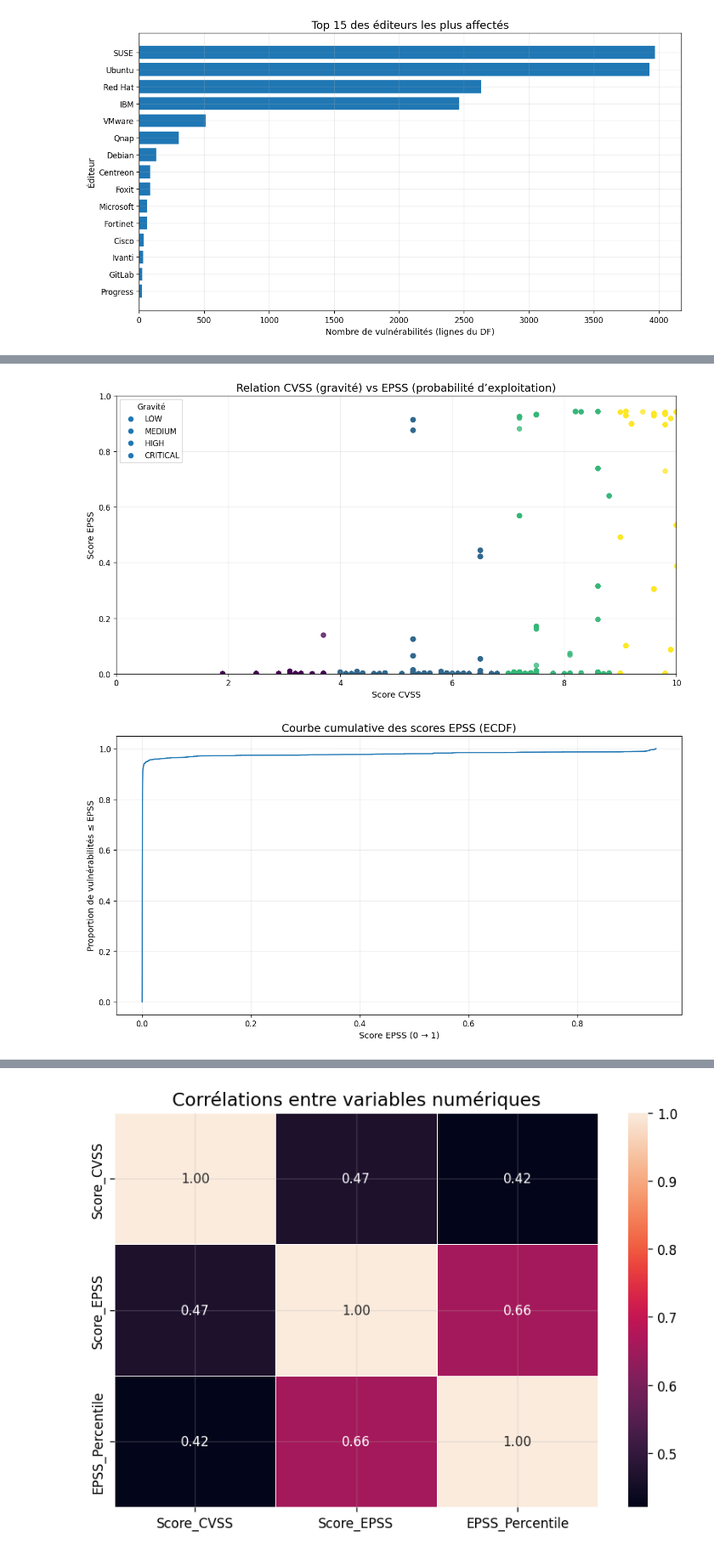
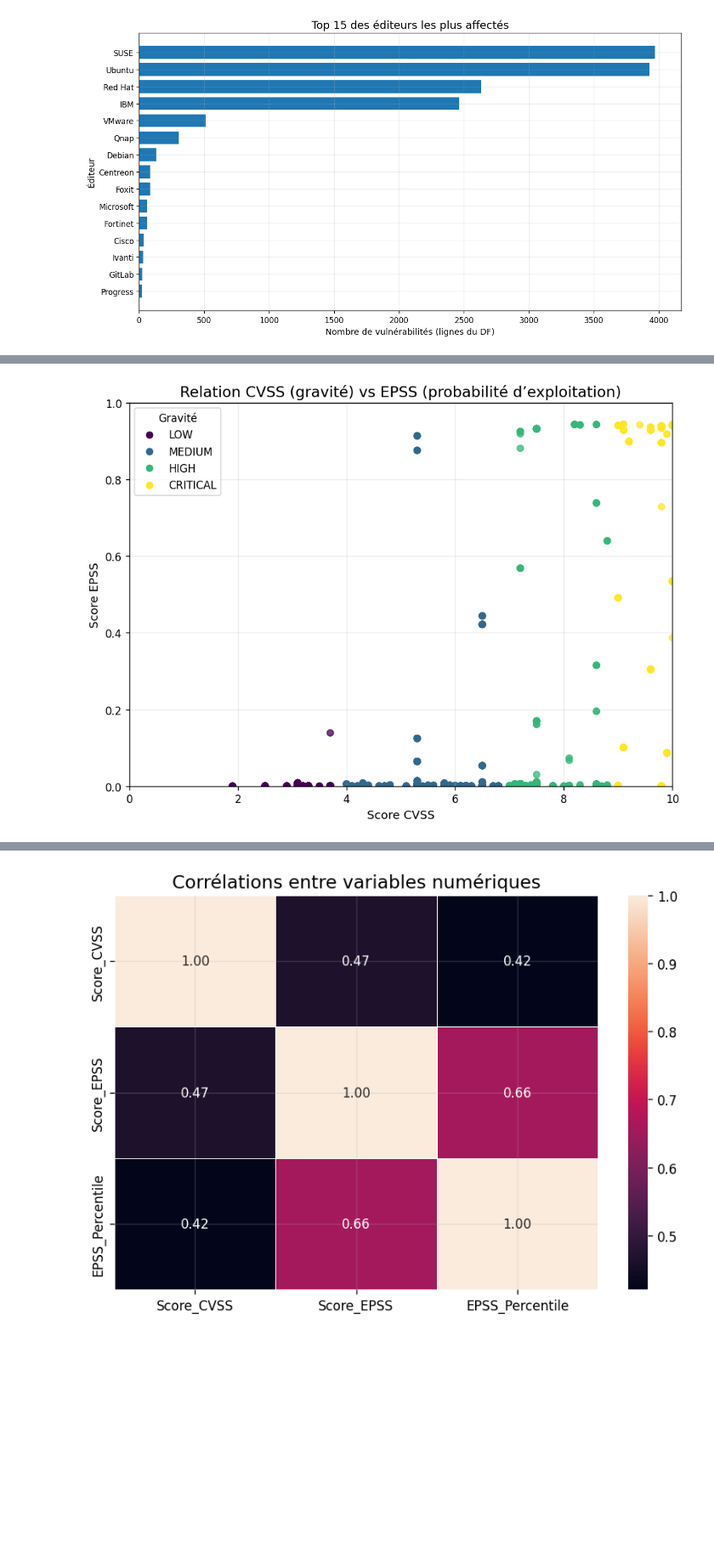
Before and after one commit to robinmorelon/projet_cyber_ESILV, a Jupyter notebook: notebook/visualisation.ipynb, the cells around one changed output, grey strips where cells are left out. Shown at 85% size. Cells and saved outputs as stored; diff of their text form; code cells hidden in the pictures; blank space fills up the shorter version.

```diff
--- a/notebook/visualisation.ipynb
+++ b/notebook/visualisation.ipynb
@@ -141,44 +222,43 @@ plt.show()
 # %%
 tmp = df[["Score_CVSS", "Score_EPSS", "Gravite_CVSS"]].dropna()
 
-# mapping gravité -> code couleur (matplotlib choisit la palette automatiquement)
 order = ["LOW", "MEDIUM", "HIGH", "CRITICAL"]
 tmp["Gravite_CVSS"] = tmp["Gravite_CVSS"].astype(str).str.upper()
 
-code = tmp["Gravite_CVSS"].map({k:i for i,k in enumerate(order)}).fillna(len(order)).astype(int)
+code = tmp["Gravite_CVSS"].map({k: i for i, k in enumerate(order)}).astype(int)
 
-plt.figure()
-sc = plt.scatter(tmp["Score_CVSS"], tmp["Score_EPSS"], c=code, alpha=0.75)
+# Nouvelle API Matplotlib
+cmap = plt.colormaps["viridis"].resampled(len(order))
+
+plt.figure(figsize=(8, 6), dpi=120)
+plt.scatter(
+    tmp["Score_CVSS"],
+    tmp["Score_EPSS"],
+    c=code,
+    cmap=cmap,
+    alpha=0.75
+)
 
 plt.title("Relation CVSS (gravité) vs EPSS (probabilité d’exploitation)")
 plt.xlabel("Score CVSS")
 plt.ylabel("Score EPSS")
 plt.xlim(0, 10)
 plt.ylim(0, 1)
 
-# légende manuelle
-handles = []
-labels = []
-for k in order:
-    if k in tmp["Gravite_CVSS"].values:
-        labels.append(k)
-        handles.append(plt.Line2D([0],[0], marker='o', linestyle='', label=k))
-plt.legend(handles=handles, title="Gravité", loc="best")
+handles = [
+    plt.Line2D(
+        [0], [0],
+        marker='o',
+        linestyle='',
+        color=cmap(i),
+        label=k
+    )
+    for i, k in enumerate(order)
+    if k in tmp["Gravite_CVSS"].values
+]
 
+plt.legend(handles=handles, title="Gravité")
 plt.tight_layout()
 plt.show()
 # %% [output]
-[figure, old version]
+[figure, new version]
-# %%
-x = df["Score_EPSS"].dropna().sort_values()
-y = np.arange(1, len(x) + 1) / len(x)
-
-plt.figure()
-plt.plot(x.values, y)
-plt.title("Courbe cumulative des scores EPSS (ECDF)")
-plt.xlabel("Score EPSS (0 → 1)")
-plt.ylabel("Proportion de vulnérabilités ≤ EPSS")
-plt.tight_layout()
-plt.show()
-# %% [output]
-[figure, removed]
```
Also changed, not shown: parts of 43 cells of this notebook.
